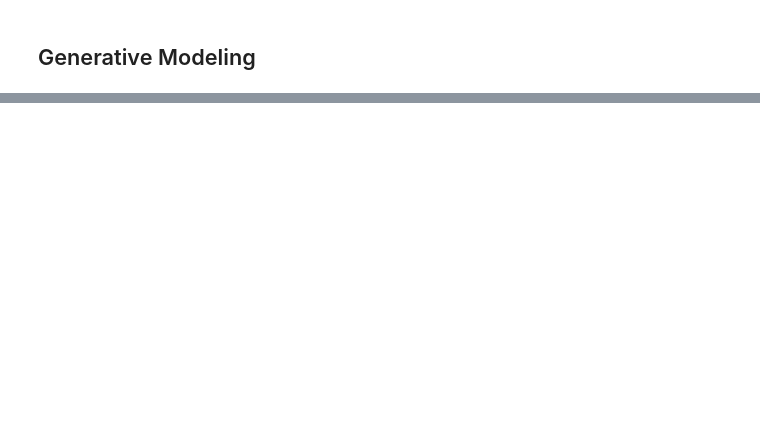
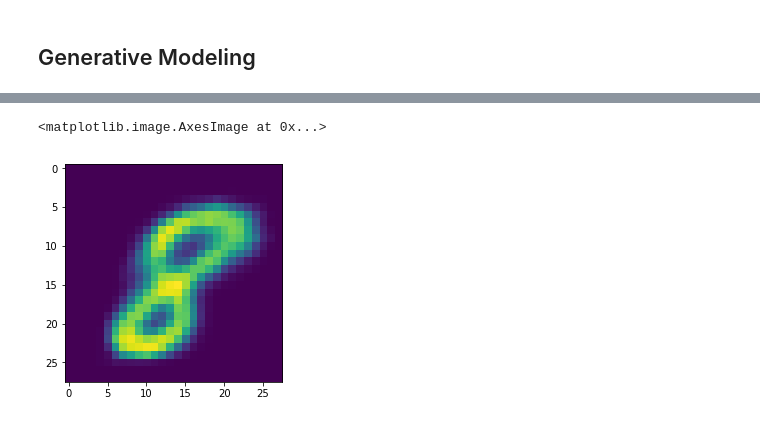
Before and after one commit to KishanSingh77/Exploration, a Jupyter notebook: Machine Learning/keras_mnist_vae.ipynb, the cells around one changed output, grey strips where cells are left out. Saved outputs shown, nothing was run; the diff lists cells and outputs as text; code cells hidden in the pictures; blank space fills up the shorter version.

```diff
--- a/Machine Learning/keras_mnist_vae.ipynb
+++ b/Machine Learning/keras_mnist_vae.ipynb
@@ -192,0 +212,5 @@ plt.show()
+# %%
+plt.imshow(decoder.predict(np.array([[-1, 0.5]])).reshape(28, 28))
+# %% [output]
+<matplotlib.image.AxesImage at 0x...>
+[figure, added]
```
Also changed, not shown: parts of 9 cells of this notebook, 9 other files.
